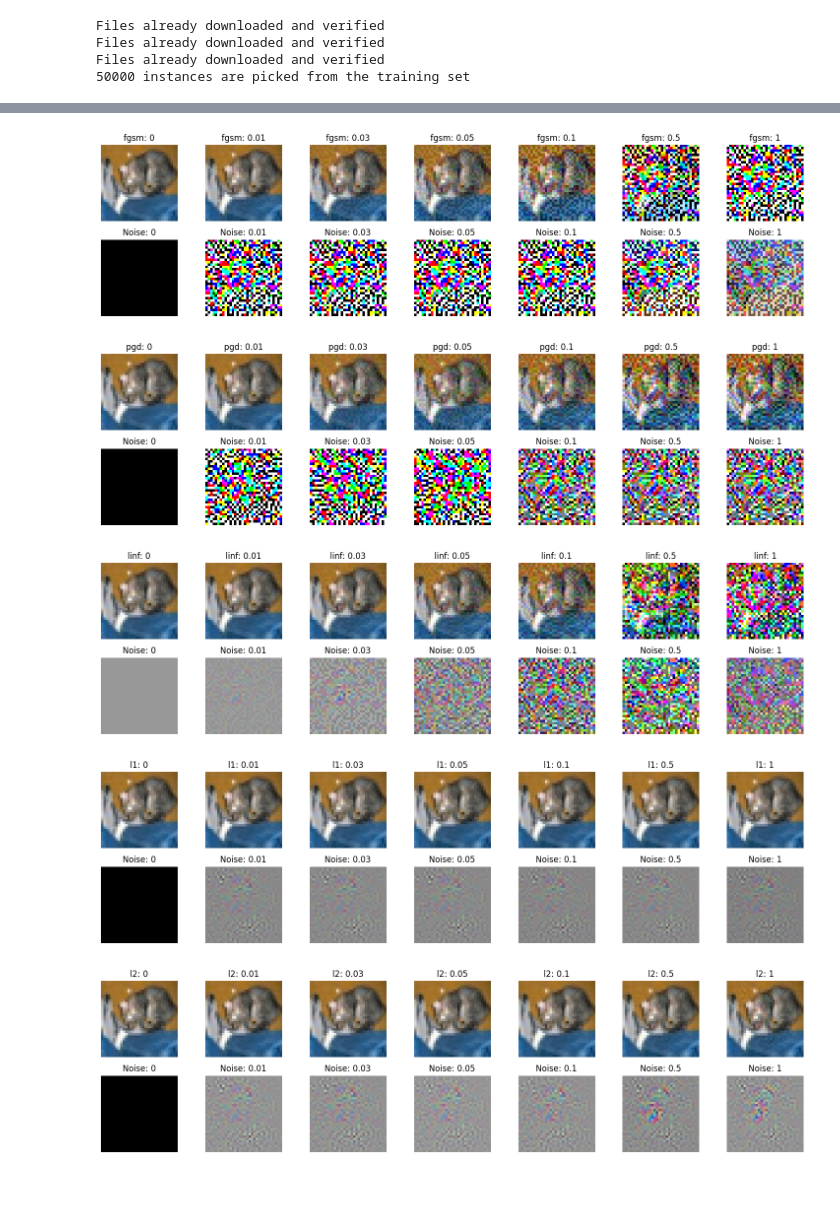
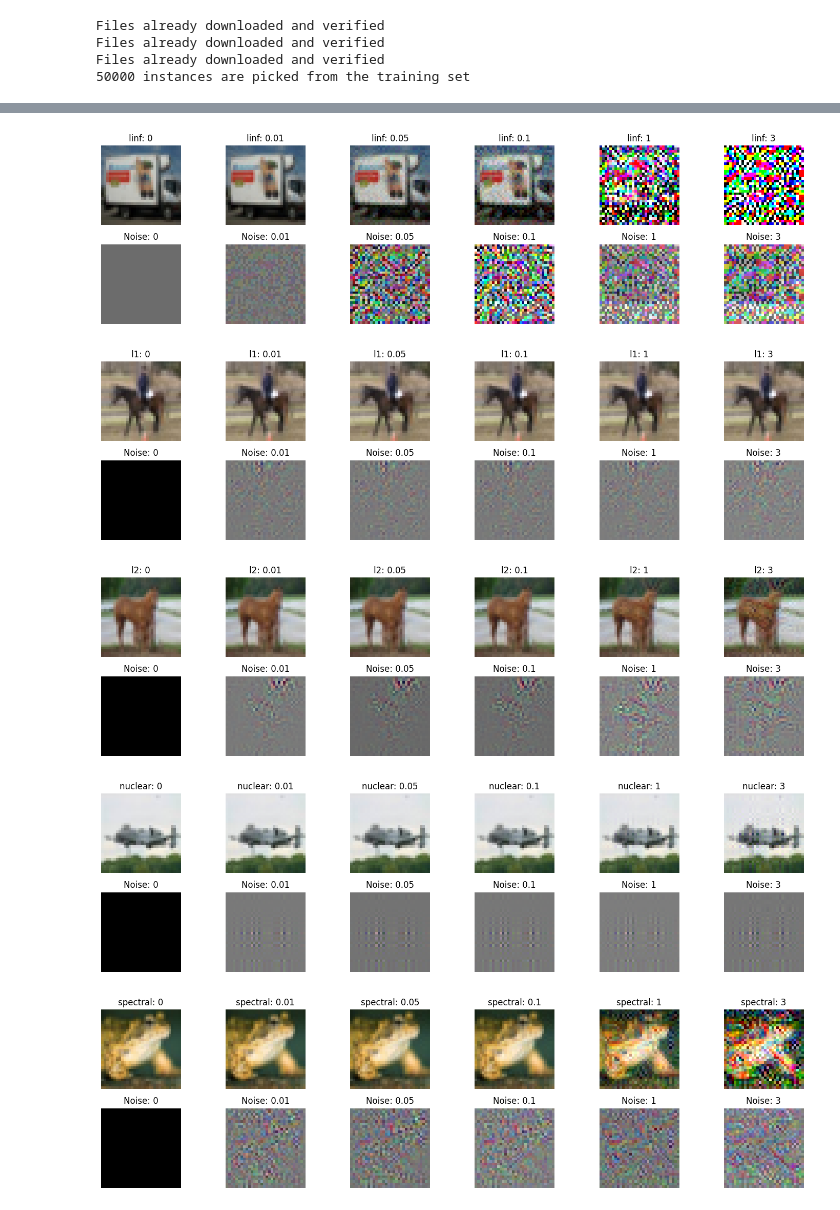
Before and after one commit to SUIlf/AdvAtt, a Jupyter notebook: train.ipynb, the cells around one changed output, grey strips where cells are left out. Cells and saved outputs as stored; diff of their text form; code cells hidden in the pictures.

```diff
--- a/train.ipynb
+++ b/train.ipynb
@@ -143,17 +121,20 @@ spectral
 def imshow(img_T, ax, title=None):
     """显示单个图像的函数，进行反标准化并调整维度以适配 matplotlib 显示"""
     img = img_T[0].numpy()  # 反标准化
+    ax.imshow(np.transpose(img, (1, 2, 0)))
+    mean = np.array([0.485, 0.456, 0.406]).reshape((3, 1, 1))
+    std = np.array([0.229, 0.224, 0.225]).reshape((3, 1, 1))
+    img = std * img + mean
     img = np.clip(img, 0, 1)  # 确保图像数据在[0, 1]范围内
-    ax.imshow(np.transpose(img, (1, 2, 0)))
     if title:
         ax.set_title(title)
     ax.axis('off')
 # %%
-epsilons = [0, 0.01, 0.03, 0.05, 0.1, 0.5, 1]
+epsilons = [0, 0.01, 0.05, 0.1, 1, 3]
 # attack_types = ['fgsm', 'pgd', 'l2', 'linf', 'nuclear']
-attack_types = ['fgsm','pgd', 'linf', 'l1', 'l2', 'nuclear', 'spectral']
+attack_types = ['linf', 'l1', 'l2', 'nuclear', 'spectral']
 alpha = 0.1
-iters = 2
+iters = 20
 
 for attack_type in attack_types:
     fig, axes = plt.subplots(2, len(epsilons), figsize=(15, 4))
@@ -162,40 +143,40 @@ for attack_type in attack_types:
         images, labels = images.to(device), labels.to(device)
         original_data_np = images.detach().cpu()
 
         for j, epsilon in enumerate(epsilons):
             # 应用攻击
-            if attack_type == 'fgsm':
-                perturbed_images = fgsm_attack(model, images, labels, epsilon)
-            elif attack_type == 'pgd':
-                perturbed_images = pgd_attack(model, images, labels, eps=epsilon, alpha=alpha, iters=iters)
-            elif attack_type == 'linf':
+            # if attack_type == 'fgsm':
+            #     perturbed_images = fgsm_attack(model, images, labels, epsilon)
+            # elif attack_type == 'pgd':
+            #     perturbed_images = pgd_attack(model, images, labels, eps=epsilon, alpha=alpha, iters=iters)
+            if attack_type == 'linf':
                 perturbed_images = FW_Linf_attack(model, images, labels, radius=epsilon, eps=1e-10, step_size=1.0, iters=iters, device=device)
             elif attack_type == 'l1':
                 perturbed_images = FW_L1_attack(model, images, labels, radius=epsilon, eps=1e-10, step_size=1.0, iters=iters, device=device)
             elif attack_type == 'l2':
                 perturbed_images = FW_L2_attack(model, images, labels, radius=epsilon, eps=1e-10, step_size=1.0, iters=iters, device=device)
             elif attack_type == 'nuclear':
                 perturbed_images = FW_nuclear_attack(model, images, labels, radius=epsilon, eps=1e-10, step_size=1.0, iters=iters, device=device)
             elif attack_type == 'spectral':
                 perturbed_images = FW_spectral_attack(model, images, labels, radius=epsilon, eps=1e-10, step_size=1.0, iters=iters, device=device)
 
             perturbed_data_np = perturbed_images.detach().cpu()
 
             ax = axes[2*i, j]
             ax_perturbation = axes[i*2+1, j]
             imshow(perturbed_data_np, ax, f"{attack_type}: {epsilon}")
 
             noise = perturbed_data_np - original_data_np
             noise_normalized = (noise - noise.min()) / (noise.max() - noise.min())  # 归一化噪音到0-1
             white_background = torch.ones_like(images).cpu()  # 创建一个白色背景
             noise_on_white = white_background * noise_normalized  # 将噪音加到白色背景上
             imshow(noise_on_white, ax_perturbation, f"Noise: {epsilon}")
 
     plt.tight_layout()
     plt.show()
 # %% [output]
-[figure, old version]
+[figure, new version]
-[figure, old version]
+[figure, new version]
-[figure, old version]
+[figure, new version]
-[figure, old version]
+[figure, new version]
-[figure, old version]
+[figure, new version]
```
Also changed, not shown: parts of 3 cells of this notebook, 11 other files.
